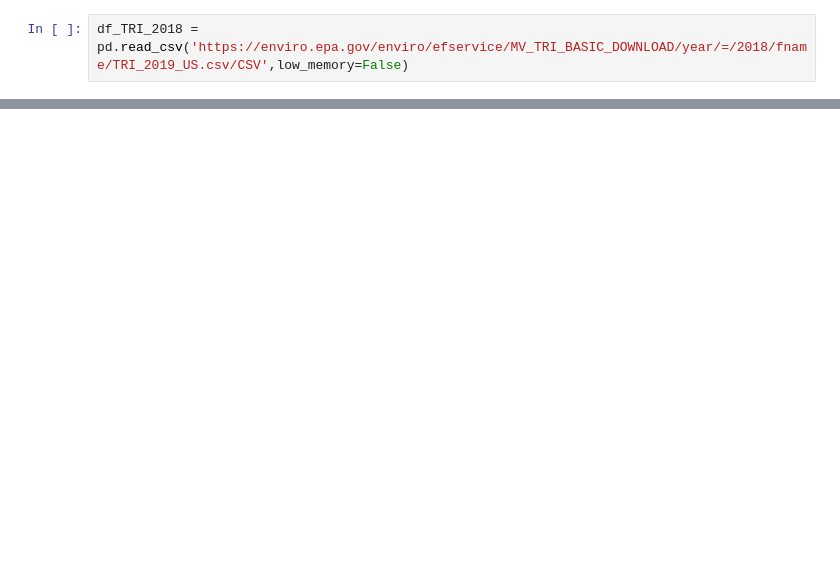
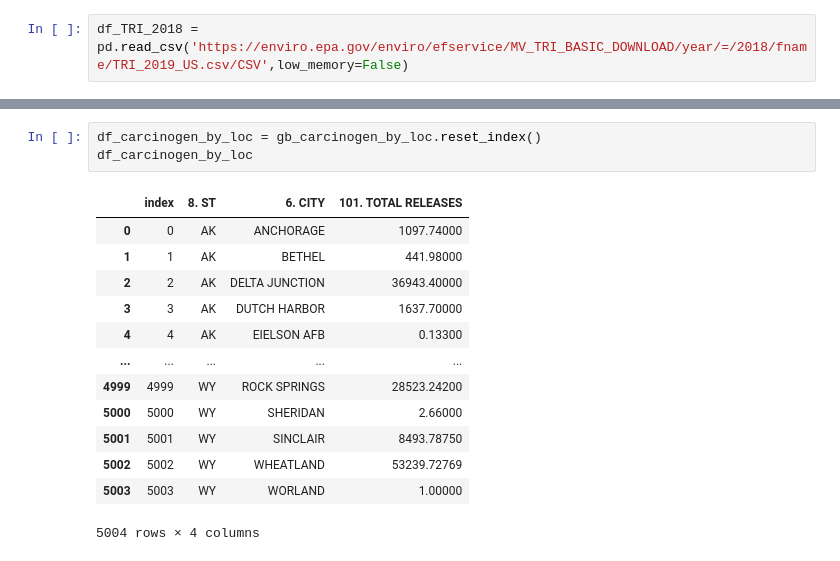
Before and after one commit to matthewueckermann/CISC367Final, a Jupyter notebook: messyNotebook.ipynb, the cells around one changed output, grey strips where cells are left out. Drawn from its saved outputs; the diff is of its cells as text; blank space fills up the shorter version.

```diff
--- a/messyNotebook.ipynb
+++ b/messyNotebook.ipynb
@@ -60,0 +57,17 @@ df_TRI_2018
+# %%
+df_carcinogen_by_loc = gb_carcinogen_by_loc.reset_index()
+df_carcinogen_by_loc
+# %% [output]
+|  | index | 8. ST | 6. CITY | 101. TOTAL RELEASES |
+| 0 | 0 | AK | ANCHORAGE | 1097.74000 |
+| 1 | 1 | AK | BETHEL | 441.98000 |
+| 2 | 2 | AK | DELTA JUNCTION | 36943.40000 |
+| 3 | 3 | AK | DUTCH HARBOR | 1637.70000 |
+| 4 | 4 | AK | EIELSON AFB | 0.13300 |
+| ... | ... | ... | ... | ... |
+| 4999 | 4999 | WY | ROCK SPRINGS | 28523.24200 |
+| 5000 | 5000 | WY | SHERIDAN | 2.66000 |
+| 5001 | 5001 | WY | SINCLAIR | 8493.78750 |
+| 5002 | 5002 | WY | WHEATLAND | 53239.72769 |
+| 5003 | 5003 | WY | WORLAND | 1.00000 |
+5004 rows × 4 columns
```
Also changed, not shown: parts of 27 cells of this notebook.
